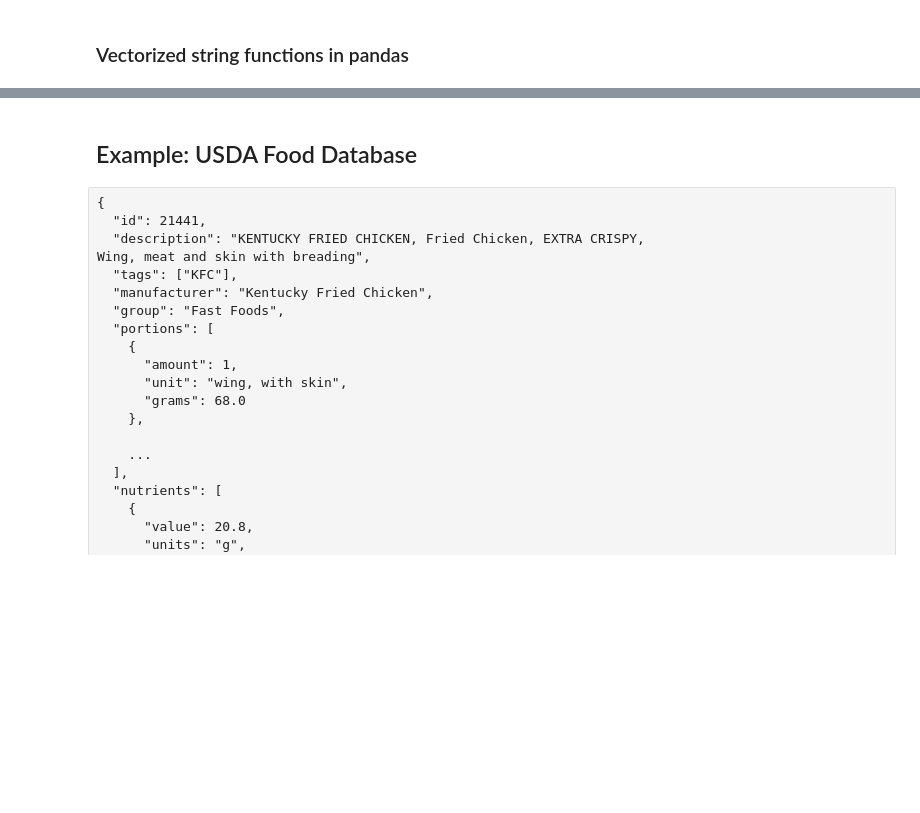
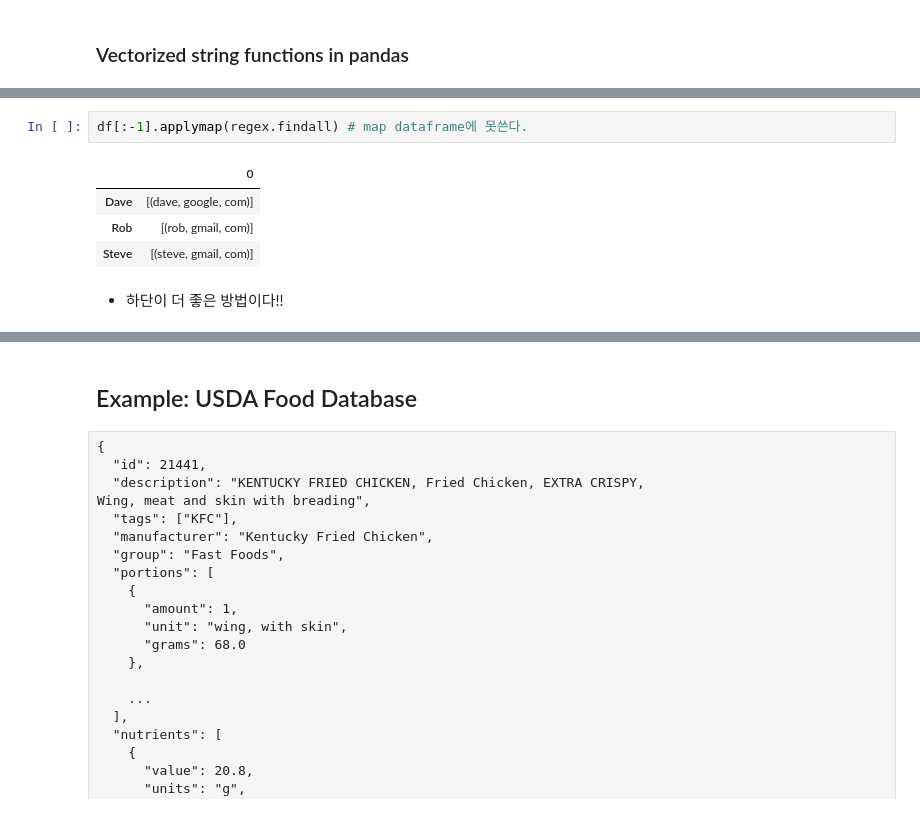
Before and after one commit to The-G/Python_for_DataAnalysis, a Jupyter notebook: ch07.ipynb, the cells around one changed output, grey strips where cells are left out. Cells and saved outputs as stored; diff of their text form; blank space fills up the shorter version.

```diff
--- a/ch07.ipynb
+++ b/ch07.ipynb
@@ -2261,2 +2383,11 @@ pattern
+# %%
+df[:-1].applymap(regex.findall) # map dataframe에 못쓴다.
+# %% [output]
+|  | 0 |
+| Dave | [(dave, google, com)] |
+| Rob | [(rob, gmail, com)] |
+| Steve | [(steve, gmail, com)] |
+# %% [markdown]
+- 하단이 더 좋은 방법이다!!
 # %%
 data.str.findall(pattern, flags=re.IGNORECASE)
```
Also changed, not shown: parts of 58 cells of this notebook.
